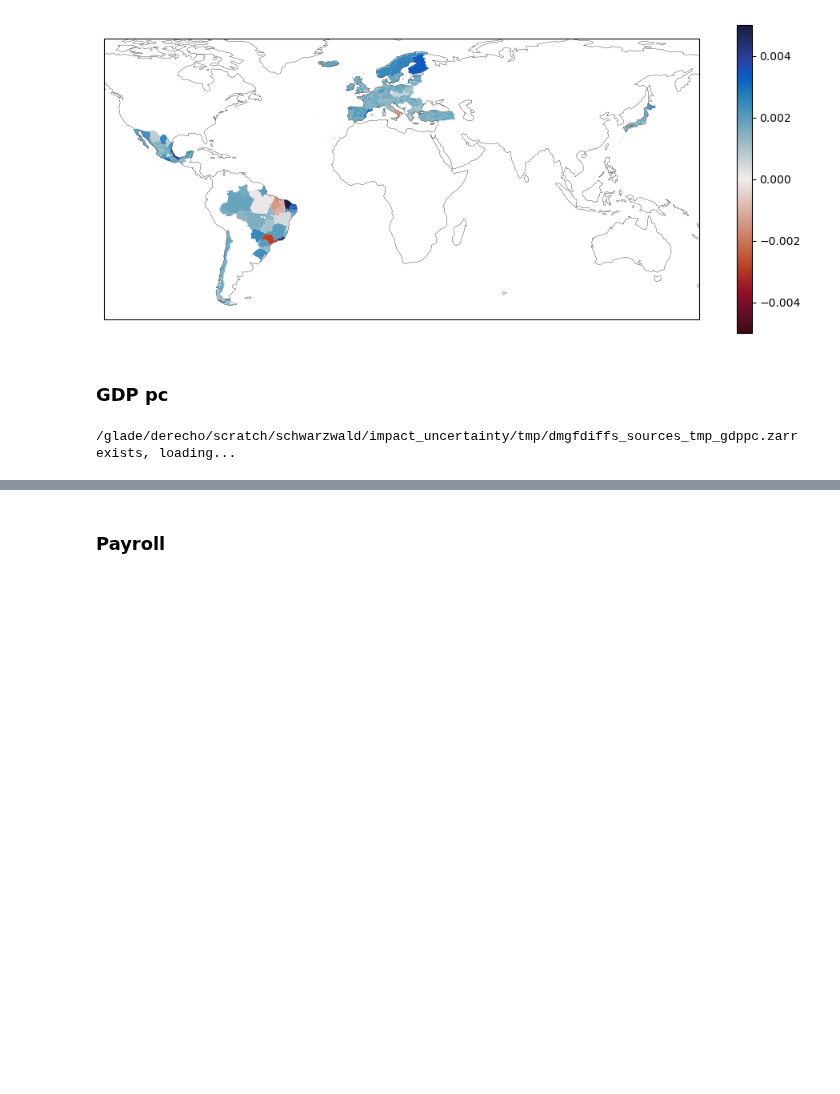
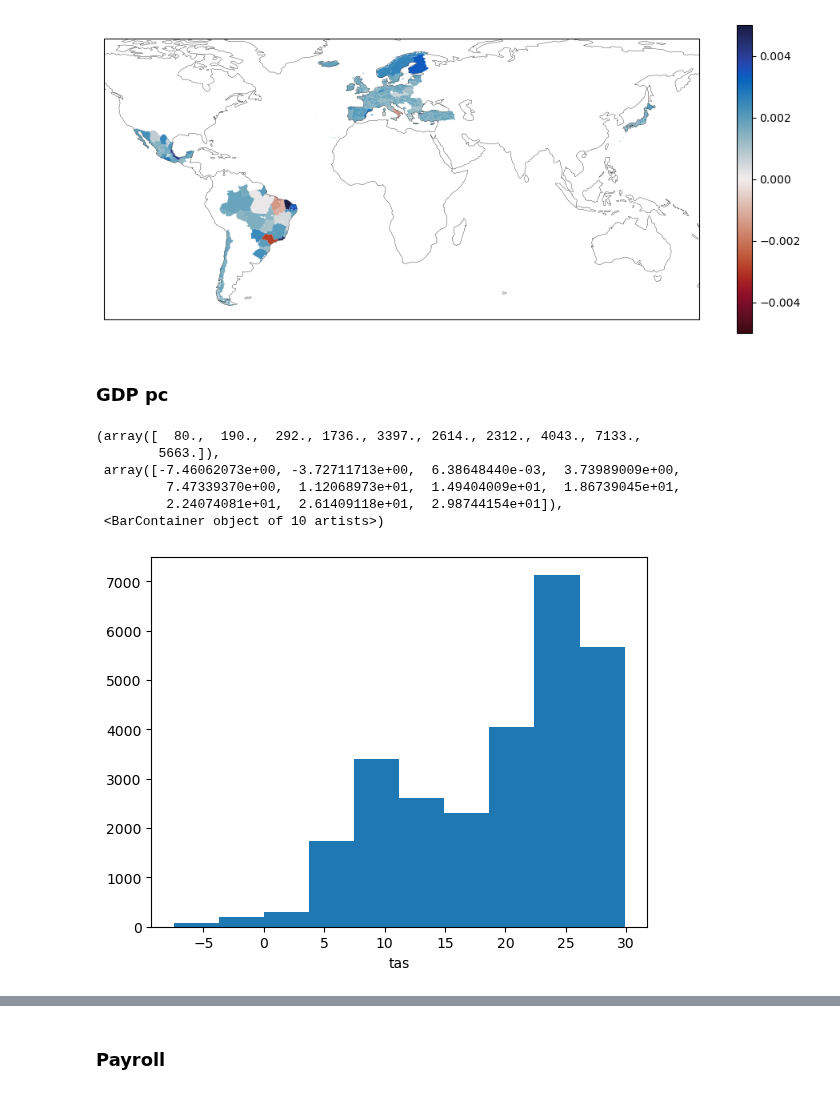
Before and after one commit to ks905383/impact_uncertainty, a Jupyter notebook: code/3b_dmgfdiffs_sources.ipynb, the cells around one changed output, grey strips where cells are left out. Cells and saved outputs as stored; diff of their text form; code cells hidden in the pictures; blank space fills up the shorter version.

```diff
--- a/code/3b_dmgfdiffs_sources.ipynb
+++ b/code/3b_dmgfdiffs_sources.ipynb
@@ -319,0 +335,3 @@ def mes_gdppc(coeffs,T):
+# %%
+dss = dss['gdppc']
+coeffs = coeffs['gdppc']
@@ -464,55 +537,16 @@ gdfs['gdppc']['loo_id'] = gdfs['gdppc']['locid']
 dfr = get_filepaths()
 joint_years = [1980,2010]
 # %%
-output_fn = f'{dir_list['proc']}tmp/dmgfdiffs_sources_tmp_gdppc.zarr'
+df_reg = pd.read_csv(dir_list['proc']+'reg_inputs/gdppc/reginputs_gdppc_025deg.csv')
+df_reg = df_reg.where((df_reg['year']>=joint_years[0]) & (df_reg['year'].values<=joint_years[1])).dropna(how='all')
+df_reg['year'] = df_reg['year'].astype(int)
+df_reg = df_reg.set_index(['countryname','year','obs_mod'])[['temp_popweight']]
 
-if not os.path.exists(output_fn):
-    dss = []
-    for mod in ['ERA5-025','MERRA2','JRA-3Q','GMFD']:
-        print('Processing '+mod+'...')
-        dfr_tmp = dfr.query('model == "'+mod+'" and varname == "tas" and freq == "day"')
-        ds = xr.open_dataset(dfr_tmp.iloc[0]['path'],chunks='auto')
-
-        # Subset to joint years
-        ds = ds.sel(time=slice(str(joint_years[0]),str(joint_years[1])))
-
-        # Aggregate to polygons
-        wm = xa.pixel_overlaps(ds,gdfs['gdppc'])
-        with xa.set_options(impl='numba',silent=True):
-            aggs = xa.aggregate(ds.chunk({'lat':-1,'lon':-1}),wm)
-
-        aggs = aggs.to_dataset()
-        aggs = aggs.set_coords([v for v in aggs if v != 'tas'])
-        aggs = aggs.expand_dims({'mod':[mod]})
-        #aggs = aggs.assign_coords({'poly_idx':aggs.iso+aggs.adm1_id+aggs.adm2_id})
-        aggs['poly_idx'] = aggs['locid'].values
-        aggs = aggs.drop_vars('locid').rename({'poly_idx':'locid'})
-
-        aggs['time'] = pd.date_range(str(joint_years[0])+'-01-01',str(joint_years[1])+'-12-31')
-        dss.append(aggs)
-
-    dss = xr.concat(dss,dim='mod',data_vars='different').rename({'mod':'proj_base'})
-
-    # K to C
-    dss['tas'] = dss['tas']-273.15
-    # ERA5-025 to ERA5
-    dss['proj_base'] = [re.sub(r'\-025','',pb) for pb in dss['proj_base'].values]
-
-    dss.attrs = {'SOURCE':'3b_dmgfdiffs_sources.ipynb',
-             'DESCRIPTION':'Temperature, population for ME comparisons on ADM0 locs'}
-
-    dss = dss.chunk({'proj_base':-1,'time':3650})
-    utility_save(dss,output_fn)
-else:
-    print(output_fn+' exists, loading...')
-
-dss['gdppc'] = xr.open_zarr(output_fn)
-for v in dss['gdppc'].coords:
-    dss['gdppc'][v] = dss['gdppc'][v].load()
+dss['gdppc'] = df_reg.to_xarray().rename({'countryname':'locid','obs_mod':'proj_base',
+                           'temp_popweight':'tas'}).sortby('year')
 
 dss['gdppc']['loo_id'] = (('locid'),dss['gdppc']['locid'].values)
+dss['gdppc']['proj_base'] = [re.sub(r'\-025','',pb) for pb in dss['gdppc']['proj_base'].values]
-# %% [output]
-/glade/derecho/scratch/schwarzwald/impact_uncertainty/tmp/dmgfdiffs_sources_tmp_gdppc.zarr exists, loading...
 # %%
 # Now, get regression coefficients from the leave-one-out regressions
 coeffs['gdppc'],vcv['gdppc'] = coeffs_gdppc(get_loos=True)
@@ -534,3 +568,13 @@ dmes['gdppc'] = dmes['gdppc'].rename({'__xarray_dataarray_variable__':'dme'})
 
 dmes['gdppc']['dme_mu'] = dmes['gdppc']['dme'].mean(('proj_base_a','proj_base_b'))
 dmes['gdppc']['dme_max'] = dmes['gdppc']['dme'].max(('proj_base_a','proj_base_b'))
+# %%
+dss['gdppc'].tas.plot.hist()
+# %% [output]
+(array([  80.,  190.,  292., 1736., 3397., 2614., 2312., 4043., 7133.,
+        5663.]),
+ array([-7.46062073e+00, -3.72711713e+00,  6.38648440e-03,  3.73989009e+00,
+         7.47339370e+00,  1.12068973e+01,  1.49404009e+01,  1.86739045e+01,
+         2.24074081e+01,  2.61409118e+01,  2.98744154e+01]),
+ <BarContainer object of 10 artists>)
+[figure, added]
```
Also changed, not shown: parts of 12 cells of this notebook, 13 other files.
